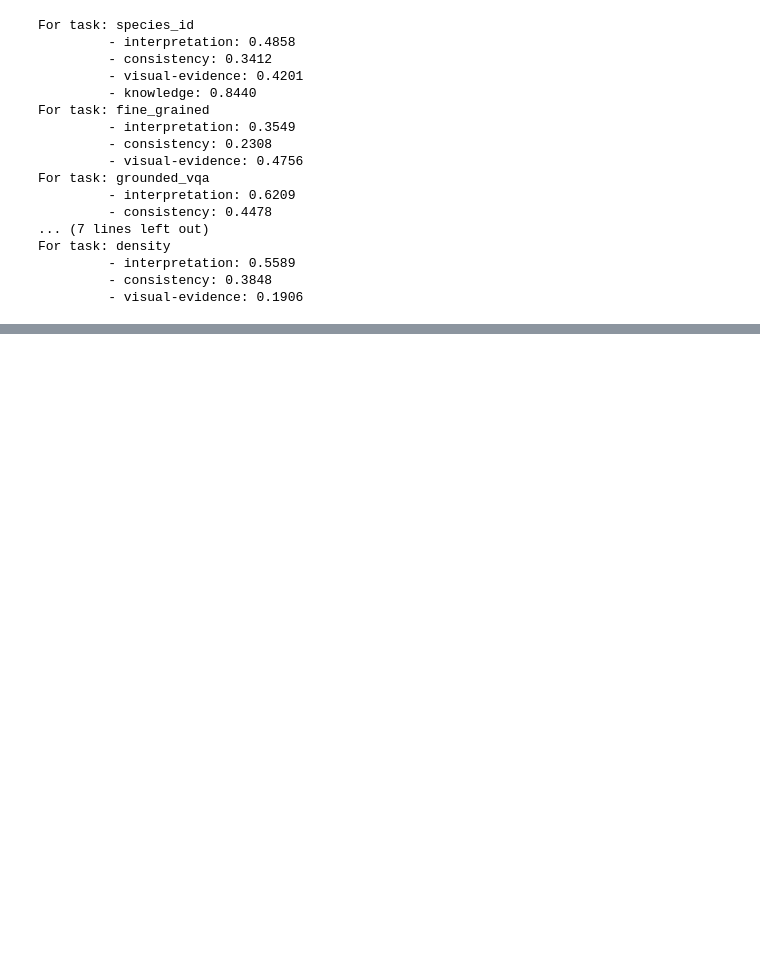
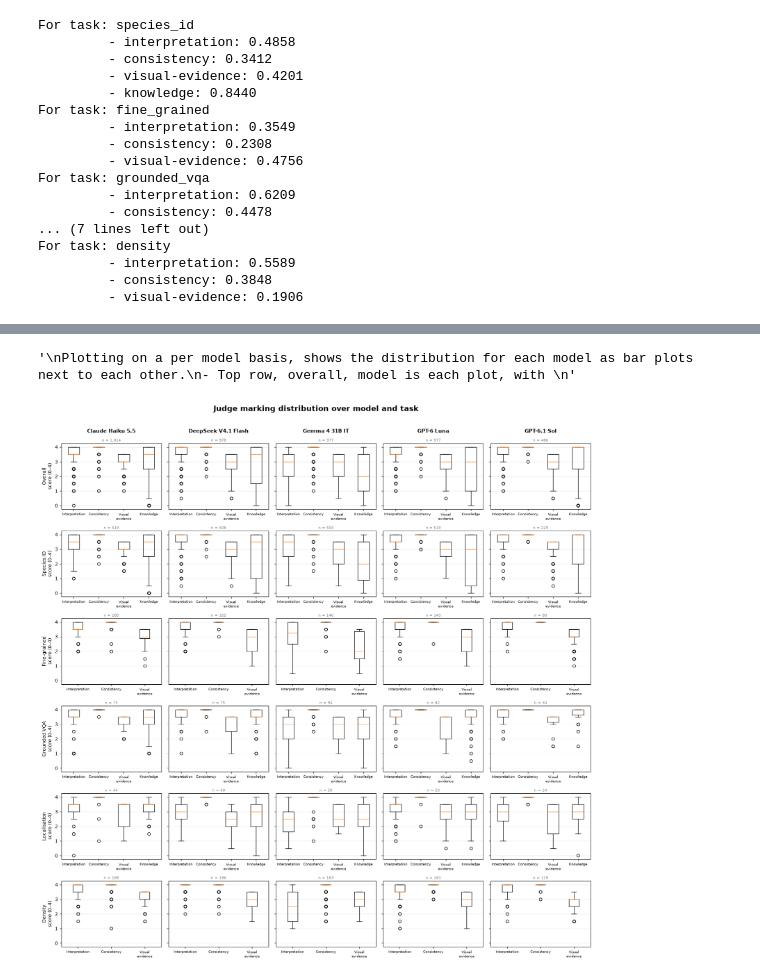
Before and after one commit to al-c7/weedvlm, a Jupyter notebook: notebooks/reasoning.ipynb, the cells around one changed output, grey strips where cells are left out. Cells and saved outputs as stored; diff of their text form; code cells hidden in the pictures; blank space fills up the shorter version.

```diff
--- a/notebooks/reasoning.ipynb
+++ b/notebooks/reasoning.ipynb
@@ -285,0 +565,79 @@ Series: 'judge1_errors' [list[str]]
+# %%
+"""
+Plotting on a per model basis, shows the distribution for each model as bar plots next to each other.
+- Top row, overall, model is each plot, with
+"""
+# %% [output]
+'\nPlotting on a per model basis, shows the distribution for each model as bar plots next to each other.\n- Top row, overall, model is each plot, with \n'
+# %%
+import matplotlib.pyplot as plt
+
+CRITERIA = ["interpretation", "consistency", "visual_evidence", "knowledge"]
+TASK_ROWS = ["overall", "species_id", "fine_grained", "grounded_vqa", "localisation", "density"]
+
+CRITERIA_LABELS = {
+    "interpretation": "Interpretation",
+    "consistency": "Consistency",
+    "visual_evidence": "Visual\nevidence",
+    "knowledge": "Knowledge",
+}
+TASK_LABELS = {
+    "overall": "Overall",
+    "species_id": "Species ID",
+    "fine_grained": "Fine-grained",
+    "grounded_vqa": "Grounded VQA",
+    "localisation": "Localisation",
+    "density": "Density",
+}
+MODEL_LABELS = {
+    "anthropic/claude-haiku-5.5": "Claude Haiku 5.5",
+    "deepseek/deepseek-v4.1-flash": "DeepSeek V4.1 Flash",
+    "google/gemma-4-31b-it": "Gemma 4 31B IT",
+    "openai/gpt-6-luna": "GPT-6 Luna",
+    "openai/gpt-6.1-sol": "GPT-6.1 Sol",
+}
+
+# Per-response score = mean of the two judges
+judge_mean = reasoning_scores.with_columns(
+    [((pl.col(f"judge1_{c}") + pl.col(f"judge2_{c}")) / 2).alias(c) for c in CRITERIA]
+)
+plot_models = sorted(judge_mean["model"].unique().to_list())
+
+fig, axes = plt.subplots(
+    len(TASK_ROWS), len(plot_models),
+    figsize=(3.3 * len(plot_models), 2.8 * len(TASK_ROWS)),
+    sharey=True,
+)
+for i, task in enumerate(TASK_ROWS):
+    task_df = judge_mean if task == "overall" else judge_mean.filter(pl.col("task") == task)
+    for j, model in enumerate(plot_models):
+        ax = axes[i, j]
+        model_df = task_df.filter(pl.col("model") == model)
+        # Skip criteria that don't apply to this task (e.g. knowledge for density)
+        crits = [c for c in CRITERIA if model_df[c].null_count() < model_df.height]
+        ax.boxplot(
+            [model_df[c].drop_nulls().to_numpy() for c in crits],
+            tick_labels=[CRITERIA_LABELS[c] for c in crits],
+        )
+        # n sits directly above every axes; the model name is offset in points
+        # (dpi-independent) above that, on the top row only
+        ax.set_title(f"n = {model_df.height:,}", fontsize=8, color="gray", pad=4)
+        if i == 0:
+            ax.annotate(
+                MODEL_LABELS.get(model, model),
+                xy=(0.5, 1), xycoords="axes fraction",
+                xytext=(0, 20), textcoords="offset points",
+                ha="center", va="bottom", fontsize=11, fontweight="bold",
+            )
+        if j == 0:
+            ax.set_ylabel(f"{TASK_LABELS[task]}\nscore (0–4)", fontsize=10)
+        ax.set_ylim(-0.25, 4.25)
+        ax.set_yticks(range(5))
+        ax.grid(axis="y", alpha=0.25)
+        ax.set_axisbelow(True)
+        ax.tick_params(axis="x", labelsize=7.5)
+fig.suptitle("Judge marking distribution over model and task", fontsize=16, fontweight="bold")
+fig.tight_layout(rect=(0,0,1,0.97))
+plt.show()
+# %% [output]
+[figure, added]
```
Also changed, not shown: parts of 13 cells of this notebook, 2 other files.
